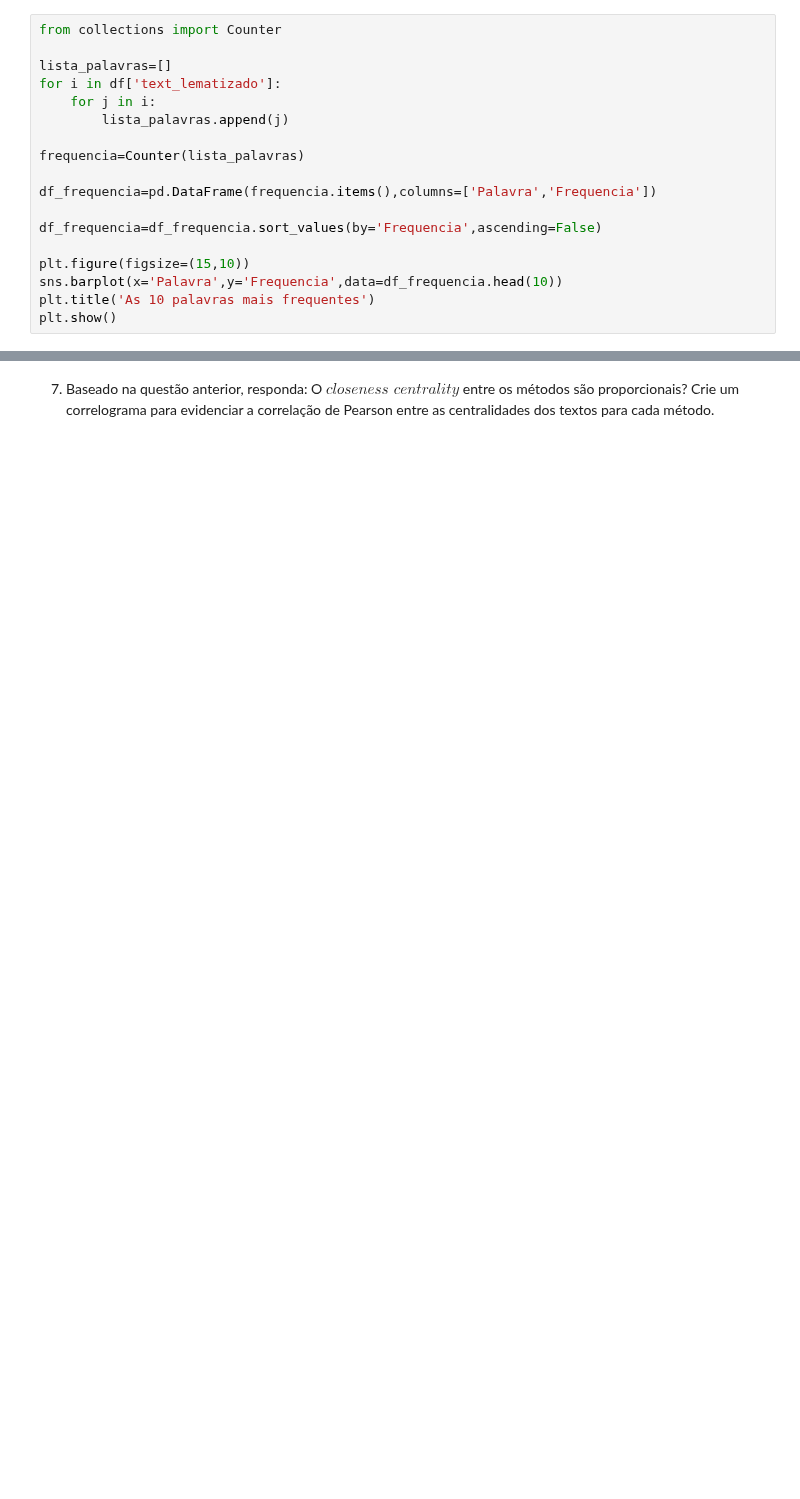
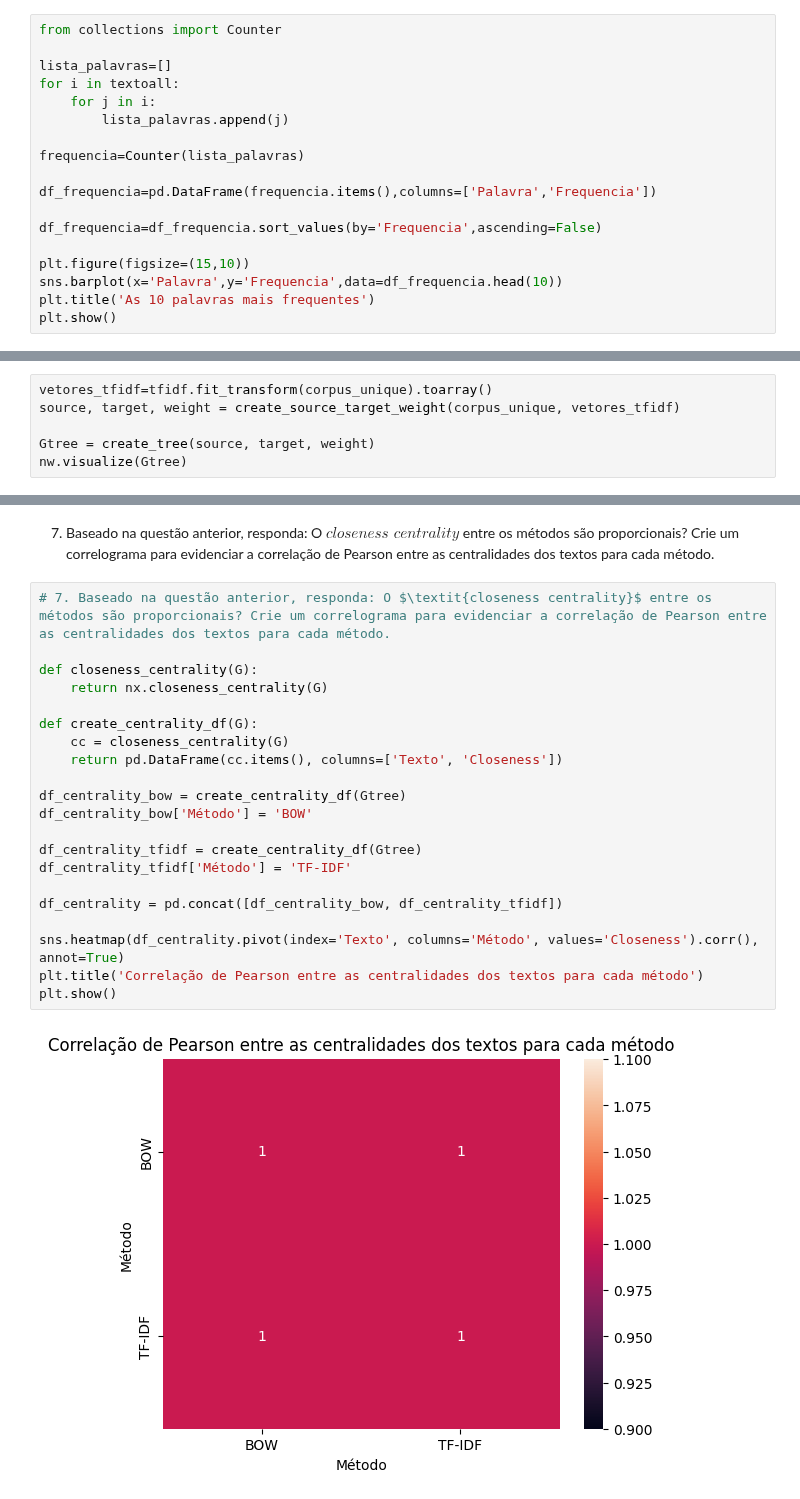
Before and after one commit to clairtonluz/MBA-em-ciencia-de-dados, a Jupyter notebook: Mineracao de Texto/exercicios/EXERCICIO-4- MINERACAO DE TEXTO- 2025.ipynb, the cells around one changed output, grey strips where cells are left out. Cells and saved outputs as stored; diff of their text form; blank space fills up the shorter version.

```diff
--- a/Mineracao de Texto/exercicios/EXERCICIO-4- MINERACAO DE TEXTO- 2025.ipynb
+++ b/Mineracao de Texto/exercicios/EXERCICIO-4- MINERACAO DE TEXTO- 2025.ipynb
@@ -130,7 +129,7 @@ Name: text_lematizado, Length: 279, dtype: object
 from collections import Counter
 
 lista_palavras=[]
-for i in df['text_lematizado']:
+for i in textoall:
     for j in i:
         lista_palavras.append(j)
 
@@ -332,0 +320,6 @@ plt.show()
+# %%
+vetores_tfidf=tfidf.fit_transform(corpus_unique).toarray()
+source, target, weight = create_source_target_weight(corpus_unique, vetores_tfidf)
+
+Gtree = create_tree(source, target, weight)
+nw.visualize(Gtree)
@@ -333,2 +335,25 @@ plt.show()
 # %% [markdown]
 7. Baseado na questão anterior, responda: O $\textit{closeness centrality}$ entre os métodos são proporcionais? Crie um correlograma para evidenciar a correlação de Pearson entre as centralidades dos textos para cada método.
+# %%
+# 7. Baseado na questão anterior, responda: O $\textit{closeness centrality}$ entre os métodos são proporcionais? Crie um correlograma para evidenciar a correlação de Pearson entre as centralidades dos textos para cada método.
+
+def closeness_centrality(G):
+    return nx.closeness_centrality(G)
+
+def create_centrality_df(G):
+    cc = closeness_centrality(G)
+    return pd.DataFrame(cc.items(), columns=['Texto', 'Closeness'])
+
+df_centrality_bow = create_centrality_df(Gtree)
+df_centrality_bow['Método'] = 'BOW'
+
+df_centrality_tfidf = create_centrality_df(Gtree)
+df_centrality_tfidf['Método'] = 'TF-IDF'
+
+df_centrality = pd.concat([df_centrality_bow, df_centrality_tfidf])
+
+sns.heatmap(df_centrality.pivot(index='Texto', columns='Método', values='Closeness').corr(), annot=True)
+plt.title('Correlação de Pearson entre as centralidades dos textos para cada método')
+plt.show()
+# %% [output]
+[figure, added]
```
Also changed, not shown: parts of 16 cells of this notebook.
